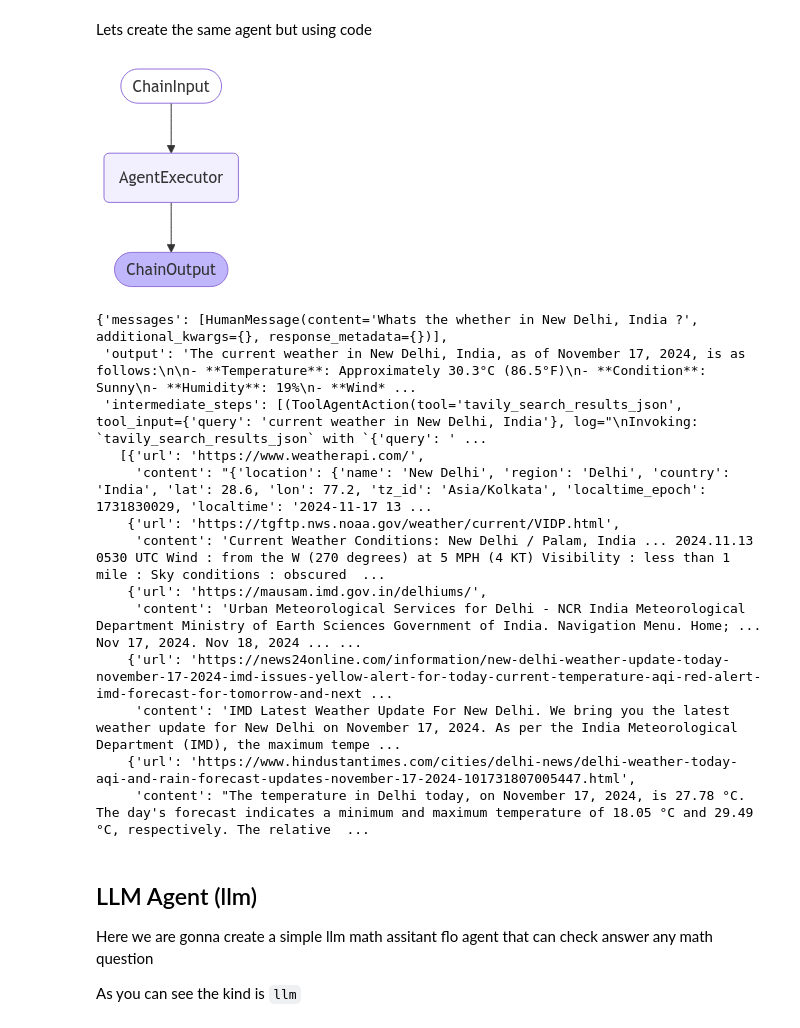
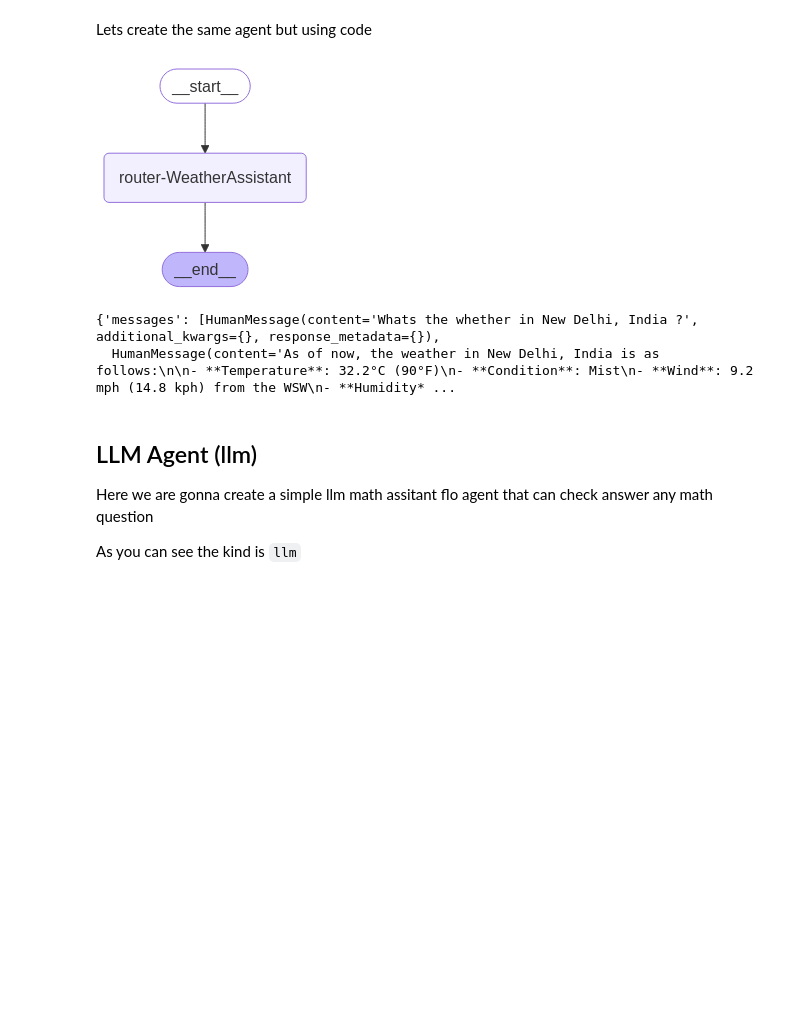
Before and after one commit to rootflo/flo-ai, a Jupyter notebook: flo_ai/examples/agents_of_flo_ai.ipynb, the cells around one changed output. Saved outputs shown, nothing was run; the diff lists cells and outputs as text; code cells hidden in the pictures; blank space fills up the shorter version.

Commit message:
Using consistent agent building for agents and teams

```diff
--- a/flo_ai/examples/agents_of_flo_ai.ipynb
+++ b/flo_ai/examples/agents_of_flo_ai.ipynb
@@ -80,32 +80,21 @@ Lets create the same agent but using code
 # %%
 from flo_ai import FloAgent
 
 weather_agent = FloAgent.create(
     session=session,
     name="WeatherAssistant",
     job="Given the city name you are capable of answering the latest whether this time of the year by searching the internet",
     tools=[TavilySearchResults()]
 )
 
 agent_flo: Flo = Flo.create(session, weather_agent)
-agent_flo.draw()
+agent_flo.draw(xray=False)
 
 agent_flo.invoke("Whats the whether in New Delhi, India ?")
 # %% [output]
-[figure, old version]
+[figure, new version]
-{'messages': [HumanMessage(content='Whats the whether in New Delhi, India ?', additional_kwargs={}, response_metadata={})],
- 'output': 'The current weather in New Delhi, India, as of November 17, 2024, is as follows:\n\n- **Temperature**: Approximately 30.3°C (86.5°F)\n- **Condition**: Sunny\n- **Humidity**: 19%\n- **Wind* ...
- 'intermediate_steps': [(ToolAgentAction(tool='tavily_search_results_json', tool_input={'query': 'current weather in New Delhi, India'}, log="\nInvoking: `tavily_search_results_json` with `{'query': ' ...
-   [{'url': 'https://www.weatherapi.com/',
-     'content': "{'location': {'name': 'New Delhi', 'region': 'Delhi', 'country': 'India', 'lat': 28.6, 'lon': 77.2, 'tz_id': 'Asia/Kolkata', 'localtime_epoch': 1731830029, 'localtime': '2024-11-17 13 ...
-    {'url': 'https://tgftp.nws.noaa.gov/weather/current/VIDP.html',
-     'content': 'Current Weather Conditions: New Delhi / Palam, India ... 2024.11.13 0530 UTC Wind : from the W (270 degrees) at 5 MPH (4 KT) Visibility : less than 1 mile : Sky conditions : obscured  ...
-    {'url': 'https://mausam.imd.gov.in/delhiums/',
-     'content': 'Urban Meteorological Services for Delhi - NCR India Meteorological Department Ministry of Earth Sciences Government of India. Navigation Menu. Home; ... Nov 17, 2024. Nov 18, 2024 ... ...
-    {'url': 'https://news24online.com/information/new-delhi-weather-update-today-november-17-2024-imd-issues-yellow-alert-for-today-current-temperature-aqi-red-alert-imd-forecast-for-tomorrow-and-next ...
-     'content': 'IMD Latest Weather Update For New Delhi. We bring you the latest weather update for New Delhi on November 17, 2024. As per the India Meteorological Department (IMD), the maximum tempe ...
-    {'url': 'https://www.hindustantimes.com/cities/delhi-news/delhi-weather-today-aqi-and-rain-forecast-updates-november-17-2024-101731807005447.html',
-     'content': "The temperature in Delhi today, on November 17, 2024, is 27.78 °C. The day's forecast indicates a minimum and maximum temperature of 18.05 °C and 29.49 °C, respectively. The relative  ...
+{'messages': [HumanMessage(content='Whats the whether in New Delhi, India ?', additional_kwargs={}, response_metadata={}),
+  HumanMessage(content='As of now, the weather in New Delhi, India is as follows:\n\n- **Temperature**: 32.2°C (90°F)\n- **Condition**: Mist\n- **Wind**: 9.2 mph (14.8 kph) from the WSW\n- **Humidity* ...
 # %% [markdown]
 ## LLM Agent (llm)
 
```
Also changed, not shown: parts of 10 cells of this notebook, 12 other files.
